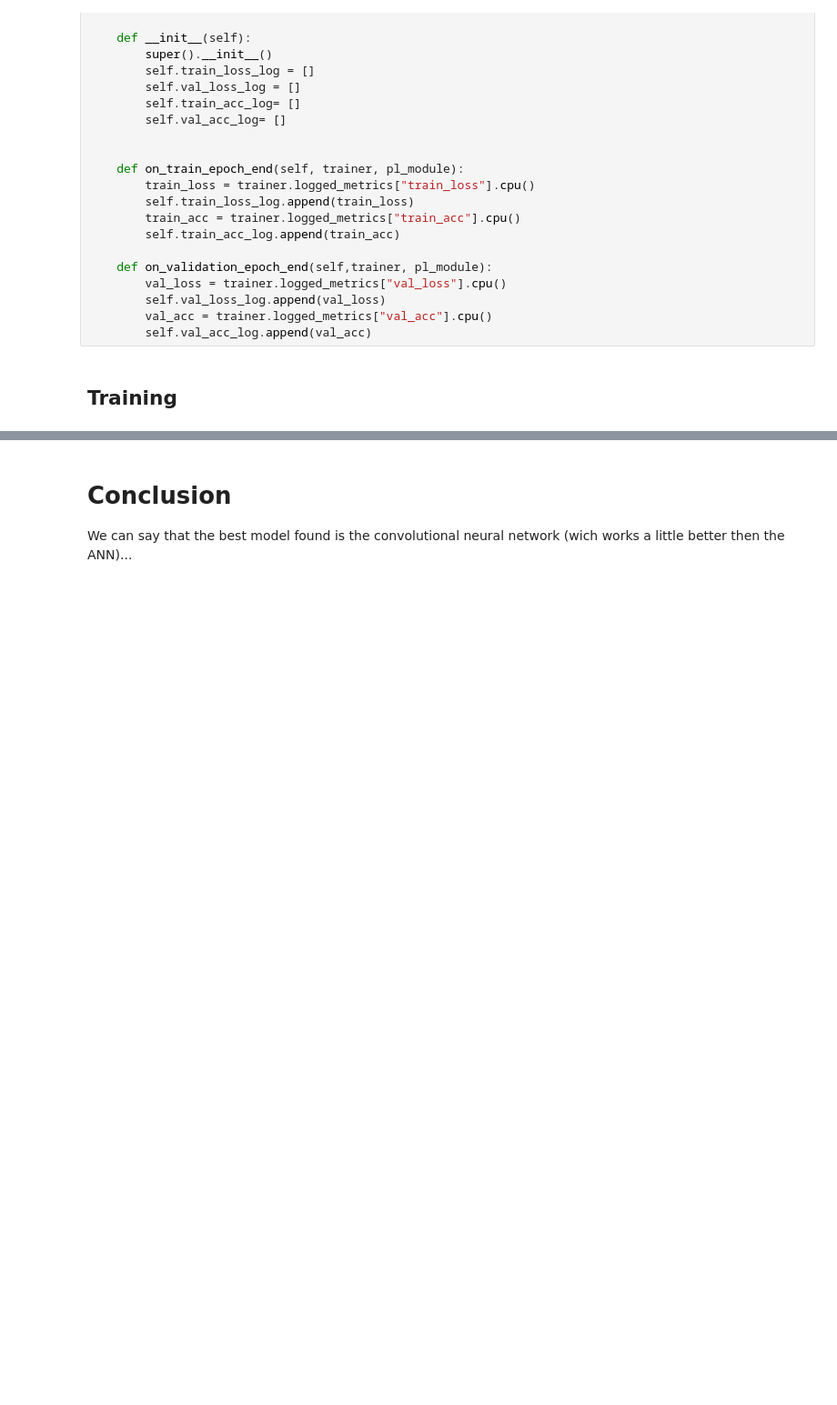
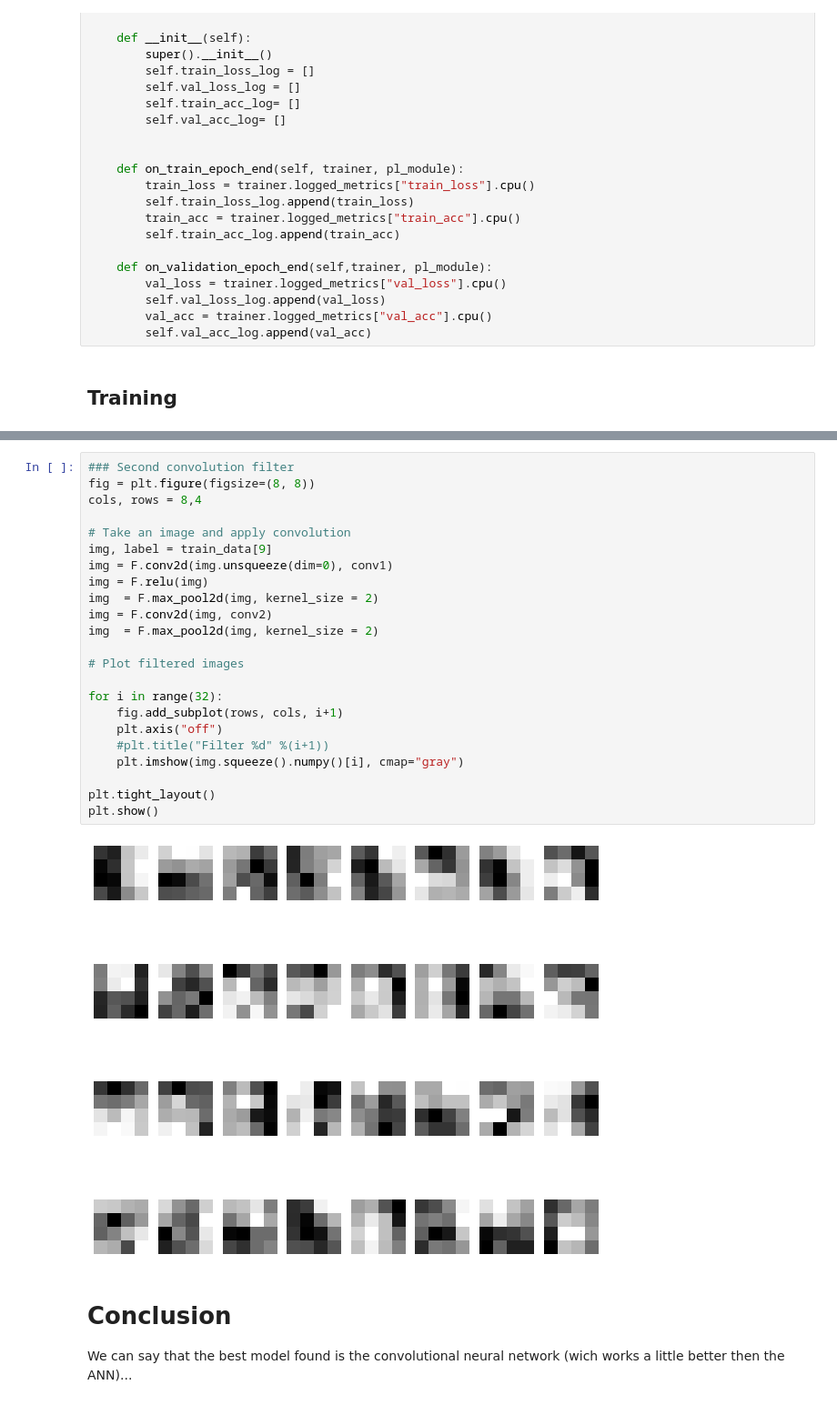
Before and after one commit to GianmarcoLattaruolo/Machine-Learning-Corso-Interno, a Jupyter notebook: Project_Bassi_Lattaruolo.ipynb, the cells around one changed output, grey strips where cells are left out. Shown at 91% size. Cells and saved outputs as stored; diff of their text form; blank space fills up the shorter version.

```diff
--- a/Project_Bassi_Lattaruolo.ipynb
+++ b/Project_Bassi_Lattaruolo.ipynb
@@ -686,3 +859,28 @@ trained epochs: 5
+# %%
+### Second convolution filter
+fig = plt.figure(figsize=(8, 8))
+cols, rows = 8,4
+
+# Take an image and apply convolution
+img, label = train_data[9]
+img = F.conv2d(img.unsqueeze(dim=0), conv1)
+img = F.relu(img)
+img  = F.max_pool2d(img, kernel_size = 2)
+img = F.conv2d(img, conv2)
+img  = F.max_pool2d(img, kernel_size = 2)
+
+# Plot filtered images
+
+for i in range(32):
+    fig.add_subplot(rows, cols, i+1)
+    plt.axis("off")
+    #plt.title("Filter %d" %(i+1))
+    plt.imshow(img.squeeze().numpy()[i], cmap="gray")
+
+plt.tight_layout()
+plt.show()
+# %% [output]
+[figure, added]
 # %% [markdown]
 # Conclusion
 
```
Also changed, not shown: parts of 21 cells of this notebook.
